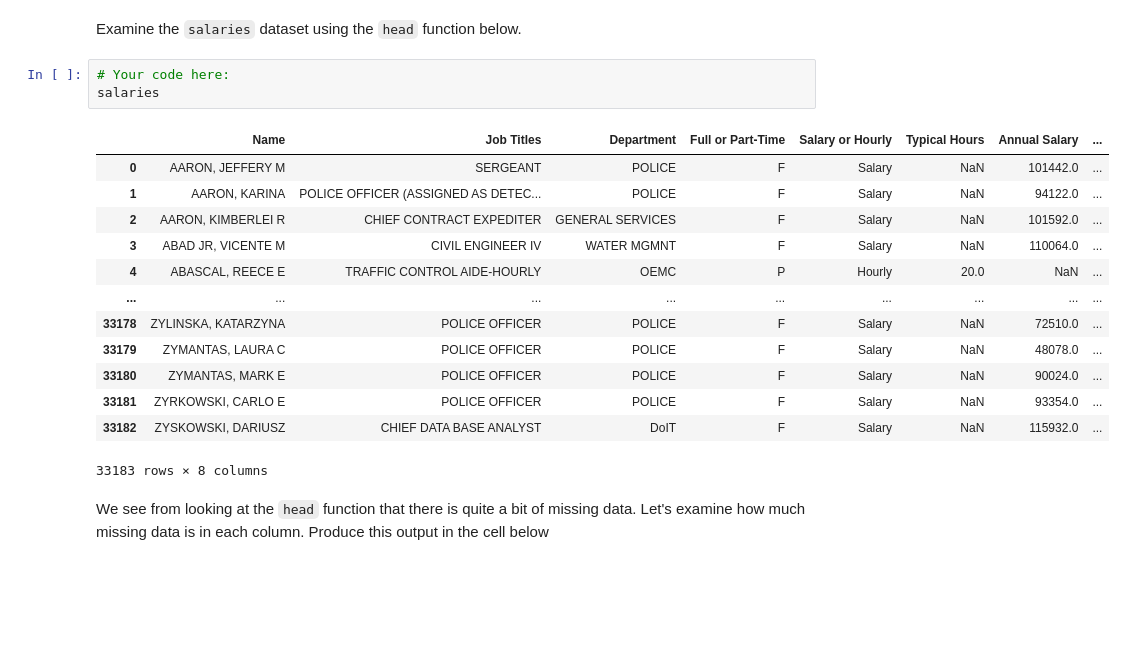
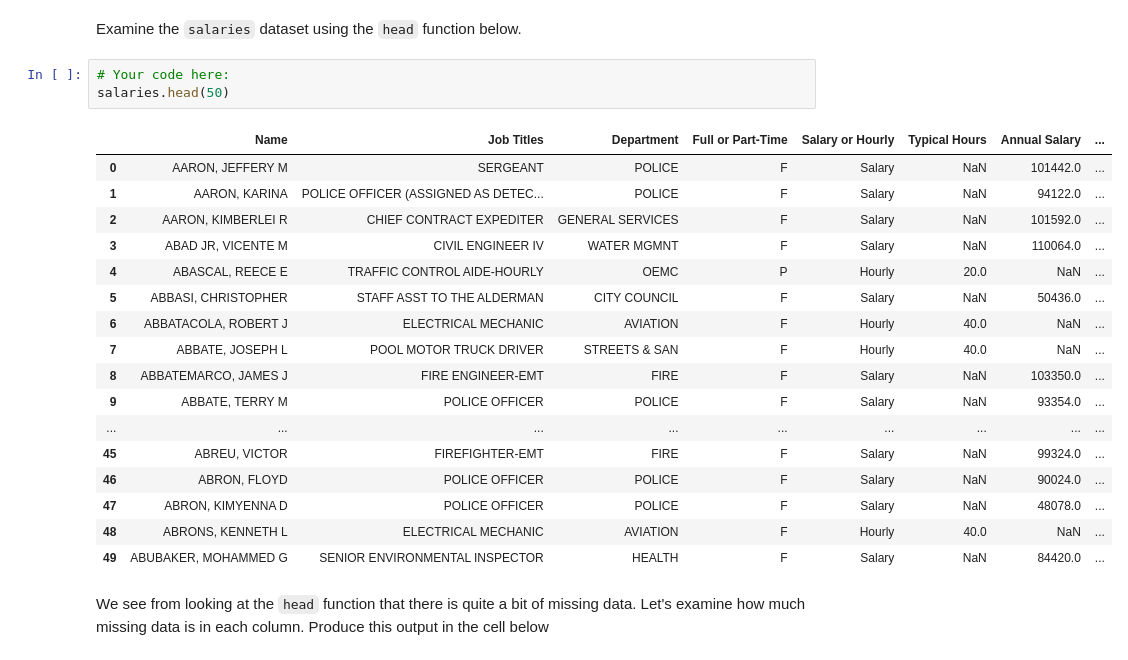
Before and after one commit to Emilioiron/dataptmad1019, a Jupyter notebook: module-2/lab-hypothesis-testing/your-code/main.ipynb, the cells around one changed output. Saved outputs shown, nothing was run; the diff lists cells and outputs as text; blank space fills up the shorter version.

```diff
--- a/module-2/lab-hypothesis-testing/your-code/main.ipynb
+++ b/module-2/lab-hypothesis-testing/your-code/main.ipynb
@@ -21,21 +21,25 @@ salaries = pd.read_csv('../Current_Employee_Names__Salaries__and_Position_Titles
 Examine the `salaries` dataset using the `head` function below.
 # %%
 # Your code here:
-salaries
+salaries.head(50)
 # %% [output]
 |  | Name | Job Titles | Department | Full or Part-Time | Salary or Hourly | Typical Hours | Annual Salary | ... |
 | 0 | AARON, JEFFERY M | SERGEANT | POLICE | F | Salary | NaN | 101442.0 | ... |
 | 1 | AARON, KARINA | POLICE OFFICER (ASSIGNED AS DETEC... | POLICE | F | Salary | NaN | 94122.0 | ... |
 | 2 | AARON, KIMBERLEI R | CHIEF CONTRACT EXPEDITER | GENERAL SERVICES | F | Salary | NaN | 101592.0 | ... |
 | 3 | ABAD JR, VICENTE M | CIVIL ENGINEER IV | WATER MGMNT | F | Salary | NaN | 110064.0 | ... |
 | 4 | ABASCAL, REECE E | TRAFFIC CONTROL AIDE-HOURLY | OEMC | P | Hourly | 20.0 | NaN | ... |
+| 5 | ABBASI, CHRISTOPHER | STAFF ASST TO THE ALDERMAN | CITY COUNCIL | F | Salary | NaN | 50436.0 | ... |
+| 6 | ABBATACOLA, ROBERT J | ELECTRICAL MECHANIC | AVIATION | F | Hourly | 40.0 | NaN | ... |
+| 7 | ABBATE, JOSEPH L | POOL MOTOR TRUCK DRIVER | STREETS & SAN | F | Hourly | 40.0 | NaN | ... |
+| 8 | ABBATEMARCO, JAMES J | FIRE ENGINEER-EMT | FIRE | F | Salary | NaN | 103350.0 | ... |
+| 9 | ABBATE, TERRY M | POLICE OFFICER | POLICE | F | Salary | NaN | 93354.0 | ... |
 | ... | ... | ... | ... | ... | ... | ... | ... | ... |
-| 33178 | ZYLINSKA, KATARZYNA | POLICE OFFICER | POLICE | F | Salary | NaN | 72510.0 | ... |
-| 33179 | ZYMANTAS, LAURA C | POLICE OFFICER | POLICE | F | Salary | NaN | 48078.0 | ... |
-| 33180 | ZYMANTAS, MARK E | POLICE OFFICER | POLICE | F | Salary | NaN | 90024.0 | ... |
-| 33181 | ZYRKOWSKI, CARLO E | POLICE OFFICER | POLICE | F | Salary | NaN | 93354.0 | ... |
-| 33182 | ZYSKOWSKI, DARIUSZ | CHIEF DATA BASE ANALYST | DoIT | F | Salary | NaN | 115932.0 | ... |
+| 45 | ABREU, VICTOR | FIREFIGHTER-EMT | FIRE | F | Salary | NaN | 99324.0 | ... |
+| 46 | ABRON, FLOYD | POLICE OFFICER | POLICE | F | Salary | NaN | 90024.0 | ... |
+| 47 | ABRON, KIMYENNA D | POLICE OFFICER | POLICE | F | Salary | NaN | 48078.0 | ... |
+| 48 | ABRONS, KENNETH L | ELECTRICAL MECHANIC | AVIATION | F | Hourly | 40.0 | NaN | ... |
+| 49 | ABUBAKER, MOHAMMED G | SENIOR ENVIRONMENTAL INSPECTOR | HEALTH | F | Salary | NaN | 84420.0 | ... |
-33183 rows × 8 columns
 # %% [markdown]
 We see from looking at the `head` function that there is quite a bit of missing data. Let's examine how much missing data is in each column. Produce this output in the cell below
 # %%
```
Also changed, not shown: 4 other files.
